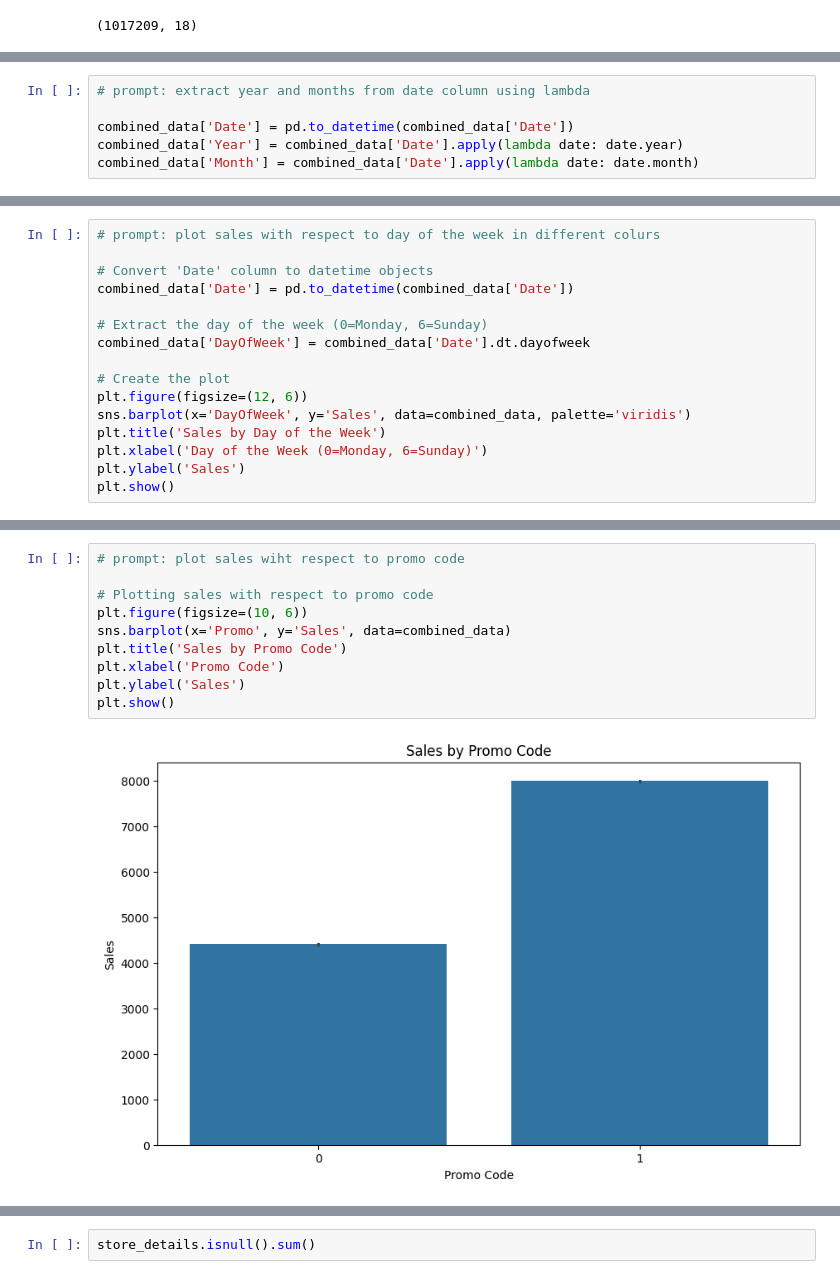
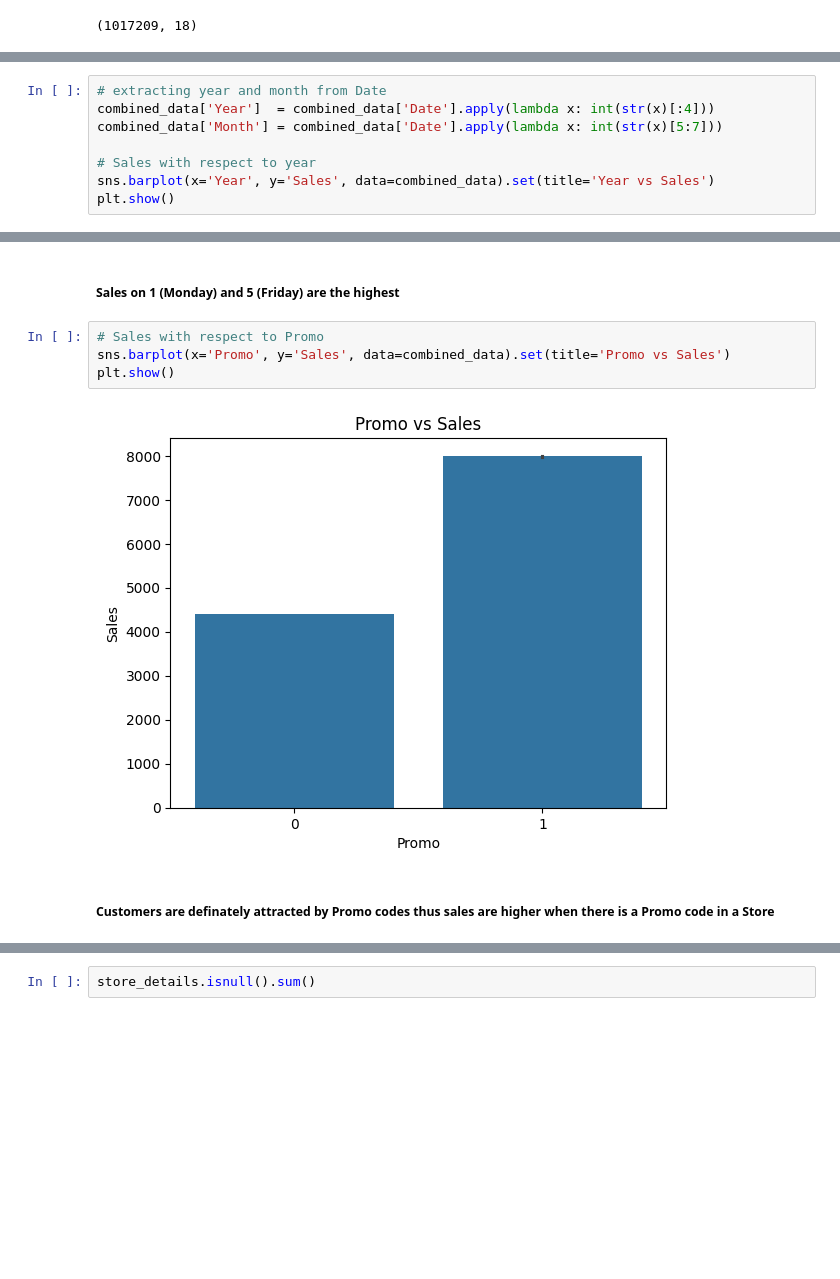
Before and after one commit to Nmn99/Advance-Regression, a Jupyter notebook: rossman_sales_prediction.ipynb, the cells around one changed output, grey strips where cells are left out. Drawn from its saved outputs; the diff is of its cells as text; blank space fills up the shorter version.

```diff
--- a/rossman_sales_prediction.ipynb
+++ b/rossman_sales_prediction.ipynb
@@ -124,6 +125,0 @@ Unique values in column 'PromoInterval':
-# %%
-# prompt: extract year and months from date column using lambda
-
-combined_data['Date'] = pd.to_datetime(combined_data['Date'])
-combined_data['Year'] = combined_data['Date'].apply(lambda date: date.year)
-combined_data['Month'] = combined_data['Date'].apply(lambda date: date.month)
@@ -141,16 +125,0 @@ plt.show()
-# %%
-# prompt: plot sales with respect to day of the week in different colurs
-
-# Convert 'Date' column to datetime objects
-combined_data['Date'] = pd.to_datetime(combined_data['Date'])
-
-# Extract the day of the week (0=Monday, 6=Sunday)
-combined_data['DayOfWeek'] = combined_data['Date'].dt.dayofweek
-
-# Create the plot
-plt.figure(figsize=(12, 6))
-sns.barplot(x='DayOfWeek', y='Sales', data=combined_data, palette='viridis')
-plt.title('Sales by Day of the Week')
-plt.xlabel('Day of the Week (0=Monday, 6=Sunday)')
-plt.ylabel('Sales')
-plt.show()
@@ -161,0 +152,8 @@ Passing `palette` without assigning `hue` is deprecated and will be removed in v
+# %%
+# extracting year and month from Date
+combined_data['Year']  = combined_data['Date'].apply(lambda x: int(str(x)[:4]))
+combined_data['Month'] = combined_data['Date'].apply(lambda x: int(str(x)[5:7]))
+
+# Sales with respect to year
+sns.barplot(x='Year', y='Sales', data=combined_data).set(title='Year vs Sales')
+plt.show()
@@ -162,12 +170,10 @@ Passing `palette` without assigning `hue` is deprecated and will be removed in v
+# %% [markdown]
+##### Sales on 1 (Monday) and 5 (Friday) are the highest
 # %%
-# prompt: plot sales wiht respect to promo code
-
-# Plotting sales with respect to promo code
-plt.figure(figsize=(10, 6))
-sns.barplot(x='Promo', y='Sales', data=combined_data)
-plt.title('Sales by Promo Code')
-plt.xlabel('Promo Code')
-plt.ylabel('Sales')
+# Sales with respect to Promo
+sns.barplot(x='Promo', y='Sales', data=combined_data).set(title='Promo vs Sales')
 plt.show()
 # %% [output]
-[figure, old version]
+[figure, new version]
+# %% [markdown]
+##### Customers are definately attracted by Promo codes thus sales are higher when there is a Promo code in a Store
```
Also changed, not shown: parts of 104 cells of this notebook.
